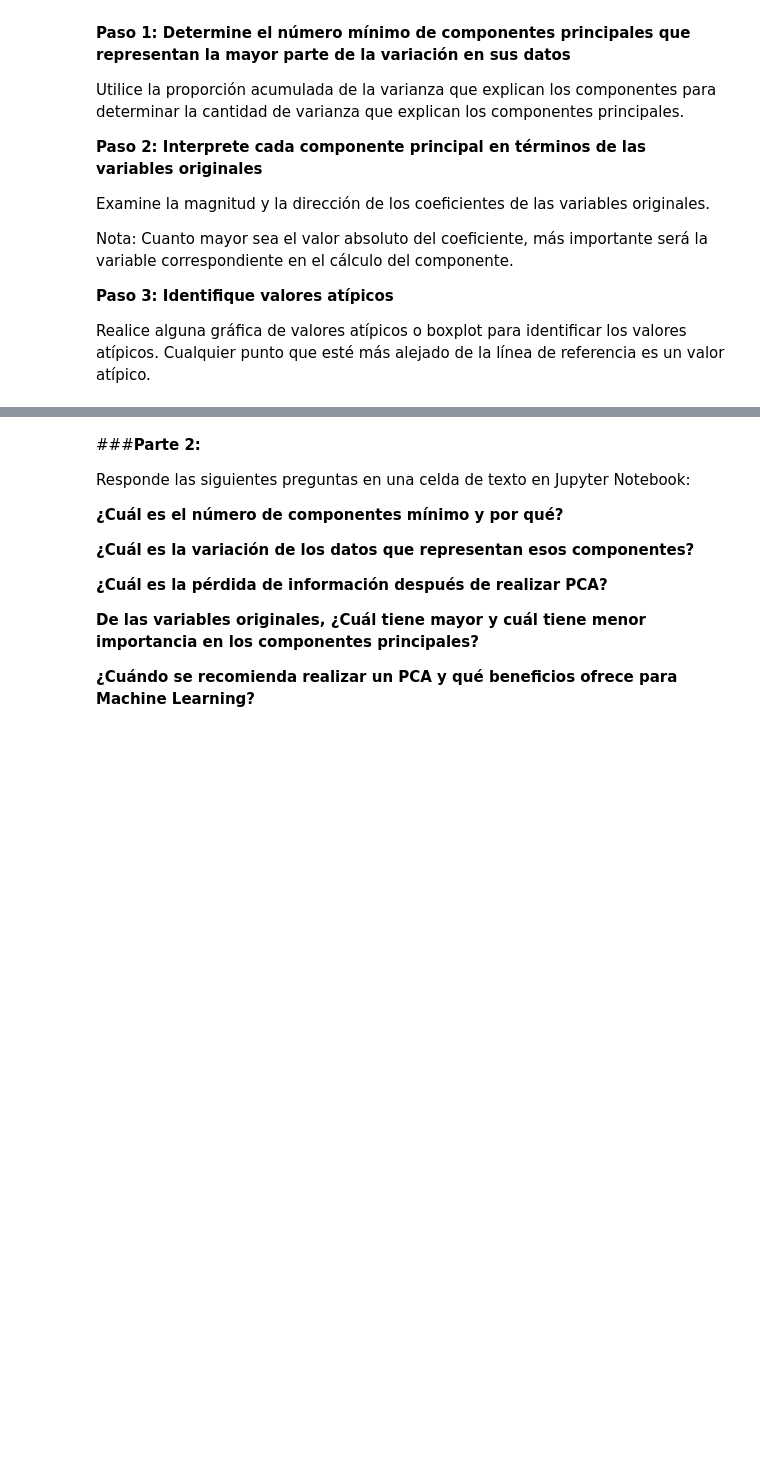
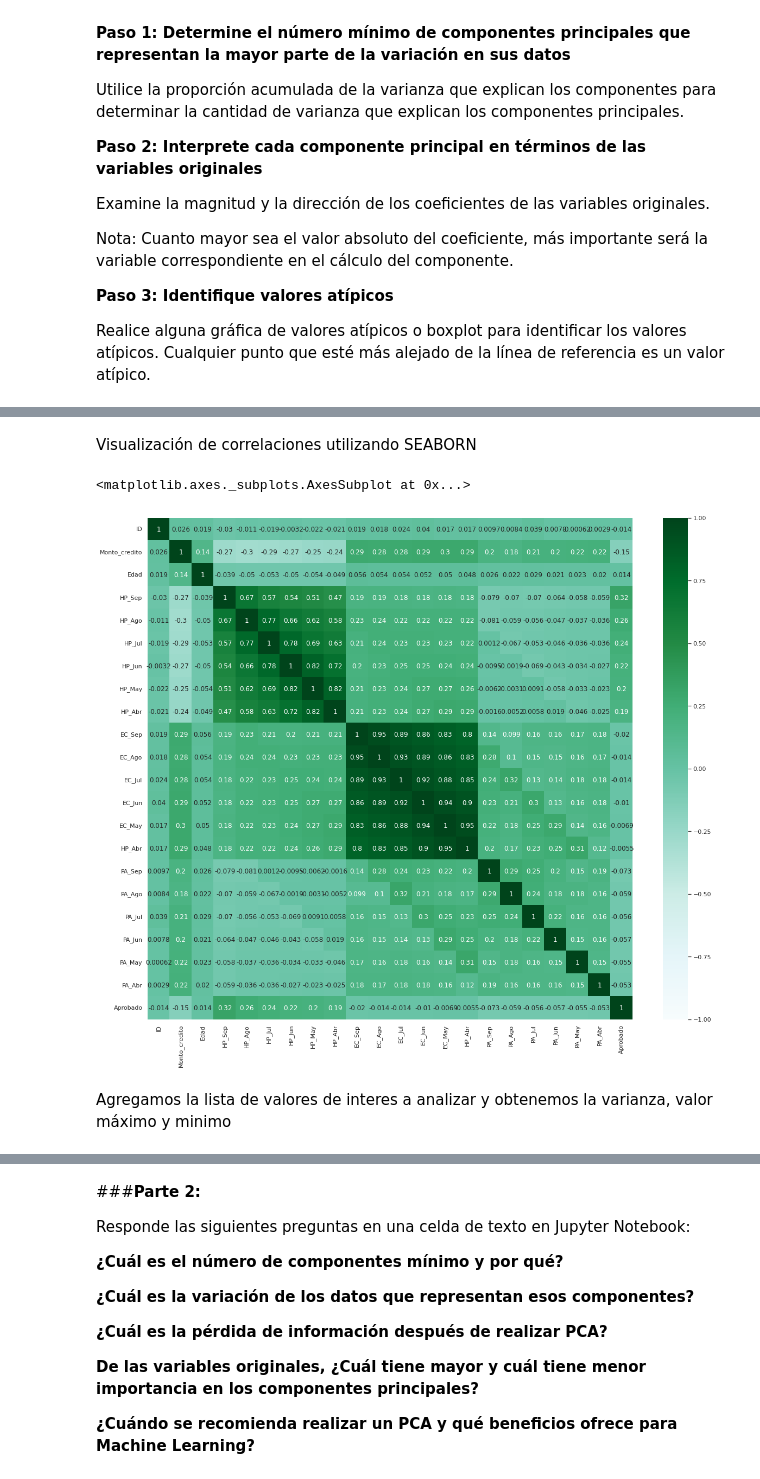
Before and after one commit to PosgradoMNA/actividades-del-projecto-equipo_56, a Jupyter notebook: Actividad1_Equipo56.ipynb, the cells around one changed output, grey strips where cells are left out. Cells and saved outputs as stored; diff of their text form; code cells hidden in the pictures; blank space fills up the shorter version.

```diff
--- a/Actividad1_Equipo56.ipynb
+++ b/Actividad1_Equipo56.ipynb
@@ -566,0 +576,7 @@ Realice alguna gráfica de valores atípicos o boxplot para identificar los valo
+# %%
+url = 'https://raw.githubusercontent.com/PosgradoMNA/Actividades_Aprendizaje-/main/default%20of%20credit%20card%20clients.csv'
+df = pd.read_csv(url)
+df.rename(columns = {'X1' : 'Monto_credito', 'X2': 'Genero','X3':'Educacion','X4':'Estado_civil','X5':'Edad','X6':'HP_Sep','X7':'HP_Ago','X8':'HP_Jul','X9':'HP_Jun','X10':'HP_May','X11':'HP_Abr','X12':'EC_Sep','X13':'EC_Ago','X14':'EC_Jul','X15':'EC_Jun','X16':'EC_May','X17':'HP_Abr','X18':'PA_Sep','X19':'PA_Ago','X20':'PA_Jul','X21':'PA_Jun','X22':'PA_May','X23':'PA_Abr','Y':'Aprobado'}, inplace = True)
+df.head()
+#ndf = df.iloc[: , :12]
+#ndf['Aprobado'] = df['Y']
@@ -566,0 +593,2 @@ Realice alguna gráfica de valores atípicos o boxplot para identificar los valo
+# %%
+df.dropna(axis = 0, inplace = True)
@@ -566,0 +625,4 @@ Realice alguna gráfica de valores atípicos o boxplot para identificar los valo
+# %%
+ndf = df.copy()
+ndf = ndf.drop(columns=['Genero','Educacion','Estado_civil'])
+ndf.head()
@@ -566,0 +637,3 @@ Realice alguna gráfica de valores atípicos o boxplot para identificar los valo
+# %%
+correlaciones = ndf.corr()
+correlaciones
@@ -566,0 +659,11 @@ Realice alguna gráfica de valores atípicos o boxplot para identificar los valo
+# %% [markdown]
+Visualización de correlaciones utilizando SEABORN
+# %%
+import seaborn as sns
+sns.set(rc = {'figure.figsize':(20,17)})
+sns.heatmap(correlaciones, vmin = -1, vmax = 1, cmap = "BuGn", annot= True)
+# %% [output]
+<matplotlib.axes._subplots.AxesSubplot at 0x...>
+[figure, added]
+# %% [markdown]
+Agregamos la lista de valores de interes a analizar y obtenemos la varianza, valor máximo y minimo
```
Also changed, not shown: parts of 17 cells of this notebook.
